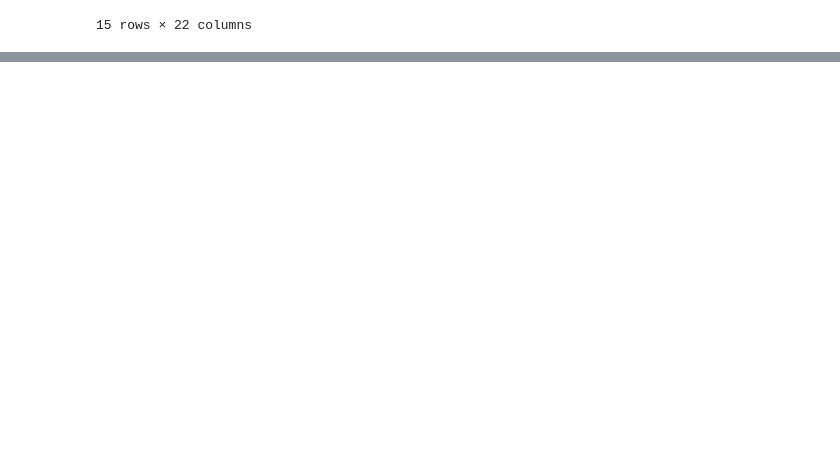
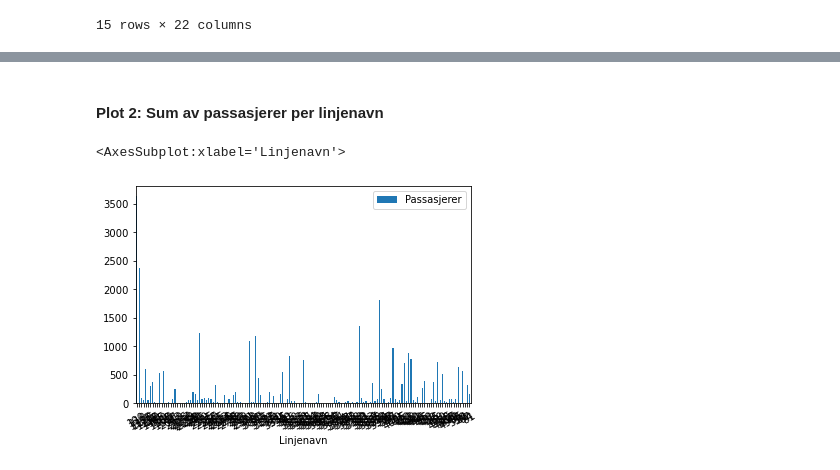
Before and after one commit to NimaAB/DAVE3625_Assignment_1, a Jupyter notebook: start.ipynb, the cells around one changed output, grey strips where cells are left out. Saved outputs shown, nothing was run; the diff lists cells and outputs as text; code cells hidden in the pictures; blank space fills up the shorter version.

Commit message:
Nå har jeg gjort klar to dataseter som kan bli plotet. Jeg har prøvd plot.bar på dem, men x-aksen blir veldig stygt.

```diff
--- a/start.ipynb
+++ b/start.ipynb
@@ -185,0 +214,17 @@ df.head(15)
+# %% [markdown]
+#### Plot 2: Sum av passasjerer per linjenavn
+# %%
+# Get a list of all uniqe "linjenavn":
+linjenavn = np.unique(df['Linjenavn'])
+sum_of_psngrs = []
+
+for i in linjenavn:
+    s = df.loc[df['Linjenavn'] == i, 'Passasjerer_Ombord'].sum()
+    sum_of_psngrs.append(s)
+
+df_psngr_cts_pr_line = pd.DataFrame({"Linjenavn": linjenavn, "Passasjerer": sum_of_psngrs})
+#df_psngr_cts_pr_line
+df_psngr_cts_pr_line.plot.bar(x="Linjenavn", y="Passasjerer", rot=30)
+# %% [output]
+<AxesSubplot:xlabel='Linjenavn'>
+[figure, added]
```
Also changed, not shown: parts of 3 cells of this notebook.
